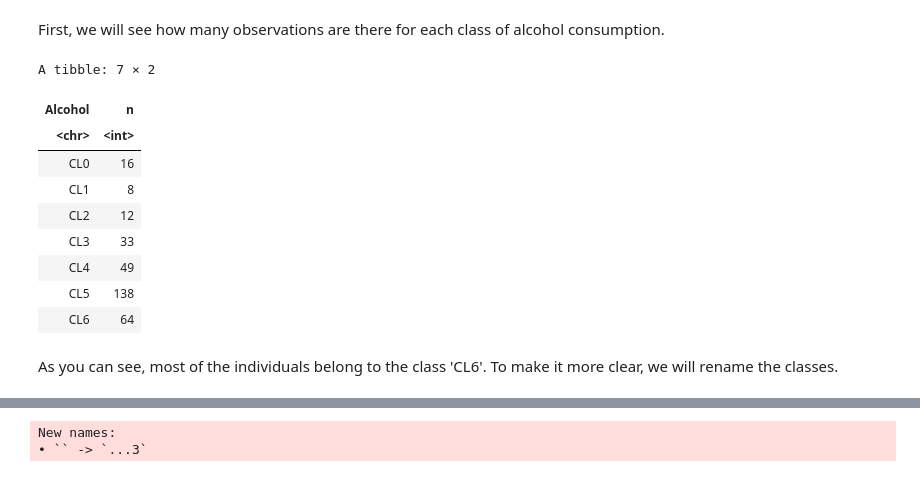
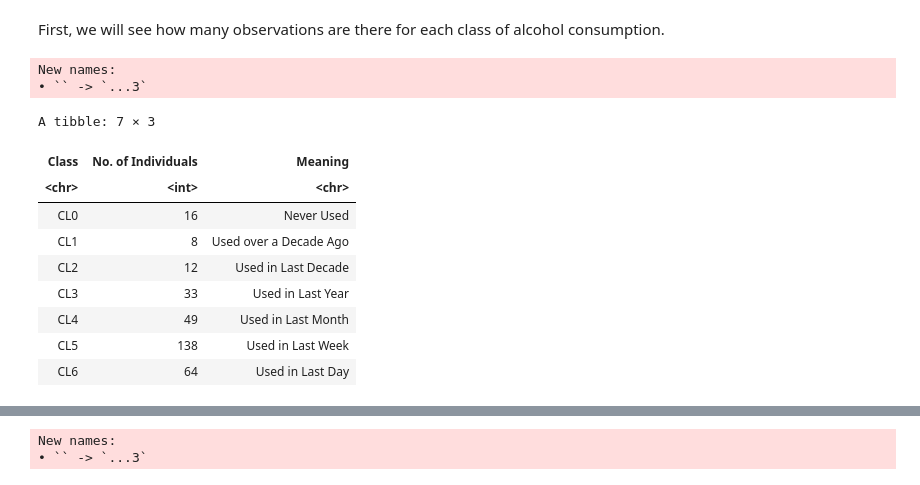
Before and after one commit to hyt152004/Alcohol-Consumption-Data-Analysis, a Jupyter notebook: project_proposal_final.ipynb, the cells around one changed output, grey strips where cells are left out. Cells and saved outputs as stored; diff of their text form; code cells hidden in the pictures.

Commit message:
reduced word count

```diff
--- a/project_proposal_final.ipynb
+++ b/project_proposal_final.ipynb
@@ -106,18 +101,21 @@ A tibble: 320 × 8
 First, we will see how many observations are there for each class of alcohol consumption.
 # %%
 alcohol_count <- group_by(alcohol_train, Alcohol) |>
-                 summarize(n = n())
+                 summarize(n = n()) |>
+                 bind_cols(c("Never Used", "Used over a Decade Ago", "Used in Last Decade",
+             "Used in Last Year", "Used in Last Month", "Used in Last Week", "Used in Last Day"))
+colnames(alcohol_count) <- c("Class", "No. of Individuals", "Meaning")
 alcohol_count
 # %% [output]
-A tibble: 7 × 2
+New names:
+• `` -> `...3`
+A tibble: 7 × 3
-| Alcohol | n |
-| <chr> | <int> |
-| CL0 | 16 |
-| CL1 | 8 |
-| CL2 | 12 |
-| CL3 | 33 |
-| CL4 | 49 |
-| CL5 | 138 |
-| CL6 | 64 |
+| Class | No. of Individuals | Meaning |
+| <chr> | <int> | <chr> |
+| CL0 | 16 | Never Used |
+| CL1 | 8 | Used over a Decade Ago |
+| CL2 | 12 | Used in Last Decade |
+| CL3 | 33 | Used in Last Year |
+| CL4 | 49 | Used in Last Month |
+| CL5 | 138 | Used in Last Week |
+| CL6 | 64 | Used in Last Day |
-# %% [markdown]
-As you can see, most of the individuals belong to the class 'CL6'. To make it more clear, we will rename the classes.
```
Also changed, not shown: parts of 14 cells of this notebook.
